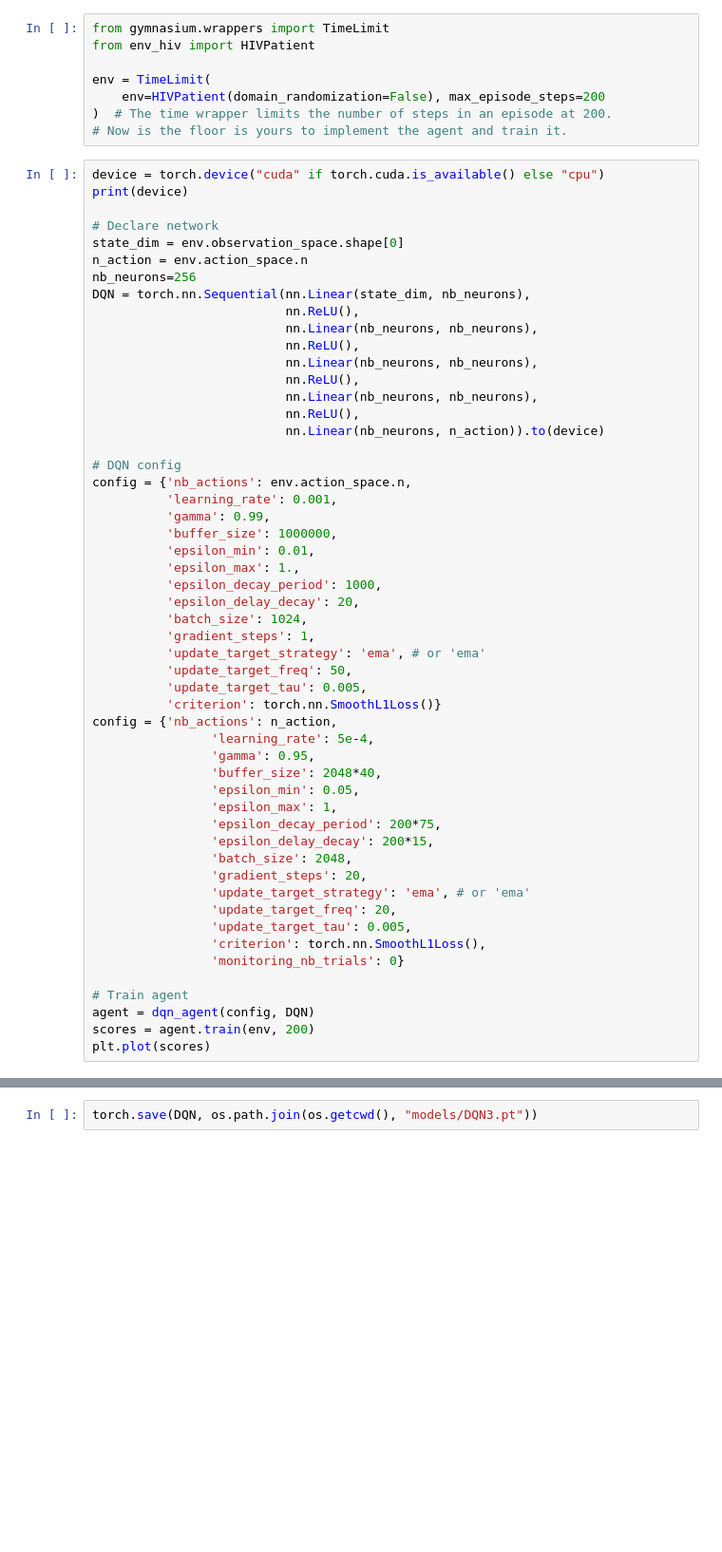
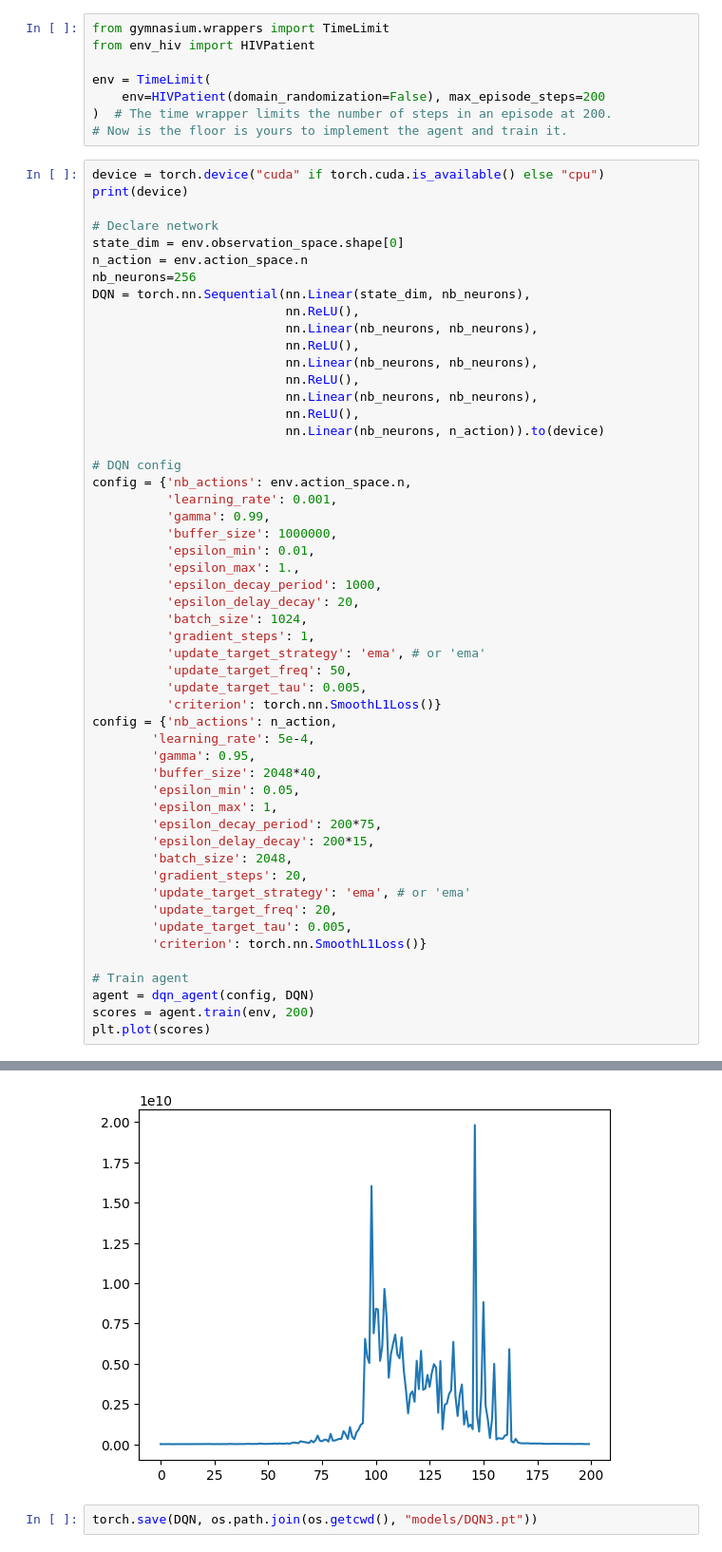
Before and after one commit to RL-MVA-2023-24/rl-class-assignment-HeniSoula, a Jupyter notebook: src/DQN3.ipynb, the cells around one changed output, grey strips where cells are left out. Shown: that part at 95% size. Saved outputs shown, nothing was run; the diff lists cells and outputs as text; blank space fills up the shorter version.

```diff
--- a/src/DQN3.ipynb
+++ b/src/DQN3.ipynb
@@ -155,20 +155,19 @@ config = {'nb_actions': env.action_space.n,
           'update_target_tau': 0.005,
           'criterion': torch.nn.SmoothL1Loss()}
 config = {'nb_actions': n_action,
-                'learning_rate': 5e-4,
-                'gamma': 0.95,
-                'buffer_size': 2048*40,
-                'epsilon_min': 0.05,
-                'epsilon_max': 1,
-                'epsilon_decay_period': 200*75,
-                'epsilon_delay_decay': 200*15,
-                'batch_size': 2048,
-                'gradient_steps': 20,
-                'update_target_strategy': 'ema', # or 'ema'
-                'update_target_freq': 20,
-                'update_target_tau': 0.005,
-                'criterion': torch.nn.SmoothL1Loss(),
-                'monitoring_nb_trials': 0}
+        'learning_rate': 5e-4,
+        'gamma': 0.95,
+        'buffer_size': 2048*40,
+        'epsilon_min': 0.05,
+        'epsilon_max': 1,
+        'epsilon_decay_period': 200*75,
+        'epsilon_delay_decay': 200*15,
+        'batch_size': 2048,
+        'gradient_steps': 20,
+        'update_target_strategy': 'ema', # or 'ema'
+        'update_target_freq': 20,
+        'update_target_tau': 0.005,
+        'criterion': torch.nn.SmoothL1Loss()}
 
 # Train agent
 agent = dqn_agent(config, DQN)
@@ -179,2 +195,3 @@ cuda
+[figure, added]
 # %%
 torch.save(DQN, os.path.join(os.getcwd(), "models/DQN3.pt"))
```
Also changed, not shown: parts of 1 cell of this notebook, 4 other files.
